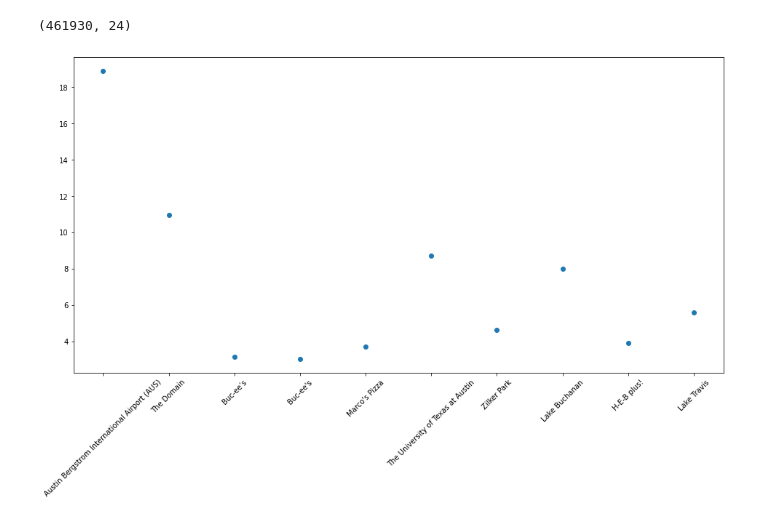
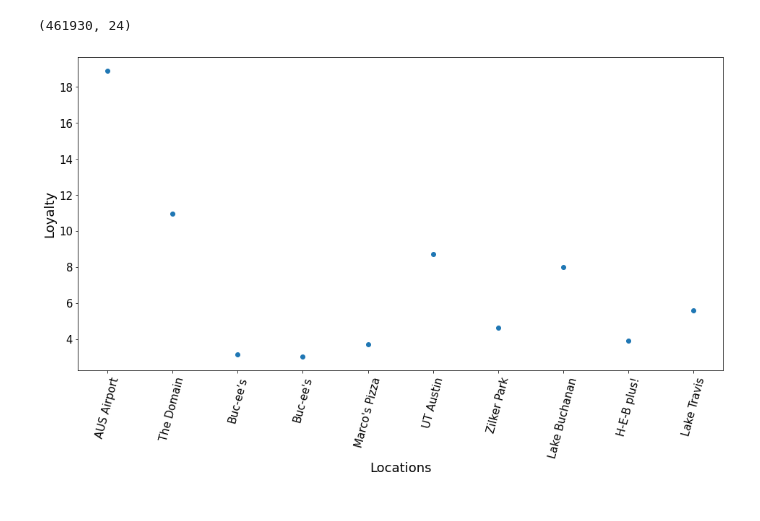
Before and after one commit to Djadih/Complex-Networks-Colocations, a Jupyter notebook: social_sensing.ipynb, the cells around one changed output. Drawn from its saved outputs; the diff is of its cells as text; code cells hidden in the pictures.

```diff
--- a/social_sensing.ipynb
+++ b/social_sensing.ipynb
@@ -10,7 +10,7 @@ agg_graph = nx.MultiGraph()
 venue_df_list = []
 for i in range(31):
 	# with open(f'..\ATX_Networks\sim_day_{i+1}.gexf') as graph_file:
-	nx_graphs.append(nx.read_gexf(f'datasets\ATX_Networks\sim_day_{i+1}.gexf'))
+	nx_graphs.append(nx.read_gexf(f'..\ATX_Networks\sim_day_{i+1}.gexf'))
 	venue_dict = nx.get_edge_attributes(nx_graphs[i], "venueid")
 	venue_arr = list(venue_dict.items())
 	rows = []
@@ -29,7 +29,7 @@ concat_venue_df.head()
 | 3 | 2adee8895bc53ddebe8fb9c8a532f8bb5... | a1470e73f1bc4f7c757c49138afd84bd1... | 440da2cbf964a52091301fe3 |
 | 4 | 2adee8895bc53ddebe8fb9c8a532f8bb5... | 6f8848838f9afe5a7b38c23ad5018179f... | 440da2cbf964a52091301fe3 |
 # %%
-places_df = pd.read_csv("datasets/RVF_ATX_PID_HZ_Places_Lookup.tsv",delimiter='\t')
+places_df = pd.read_csv("../RVF_ATX_PID_HZ_Places_Lookup.tsv",delimiter='\t')
 places_df.head()
 # %% [output]
 |  | venueid | venuename | address | city | dma | state | country | geolat | geolong | catid | ... | ... |
@@ -72,7 +72,12 @@ for tuple in venue_frequency_sorted_list:
     x.append(tuple[0][1])
     y.append(tuple[1])
 plt.figure(figsize=(16,8))
+plt.rcParams.update({'font.size': 15})
+x[0]="AUS Airport"
+x[5]="UT Austin"
 plt.scatter(x[:10], y[:10])
-plt.xticks(rotation=45)
+plt.xlabel("Locations", fontsize = 18)
+plt.ylabel("Colocation Frequency", fontsize = 18)
+plt.xticks(rotation=75)
 plt.show()
 # %% [output]
@@ -98,12 +103,18 @@ loyalty_scores = sorted(loyalty_scores, key=lambda x: x[0][1],reverse=True)
 # %%
 x_loyalty = []
 y_loyalty = []
 for tuple in loyalty_scores:
     x_loyalty.append(tuple[0][0][1])
     y_loyalty.append(tuple[1])
 plt.figure(figsize=(16,8))
+plt.rcParams.update({'font.size': 15})
+x_loyalty[0]="AUS Airport"
+x_loyalty[5]="UT Austin"
 plt.scatter(x_loyalty[:10], y_loyalty[:10])
-plt.xticks(rotation=45)
+plt.xlabel("Locations", fontsize = 18)
+plt.ylabel("Loyalty", fontsize = 18)
+plt.xticks(rotation=75)
+
 plt.show()
 # %% [output]
-[figure, old version]
+[figure, new version]
```
Also changed, not shown: parts of 5 cells of this notebook, 1 other file.
